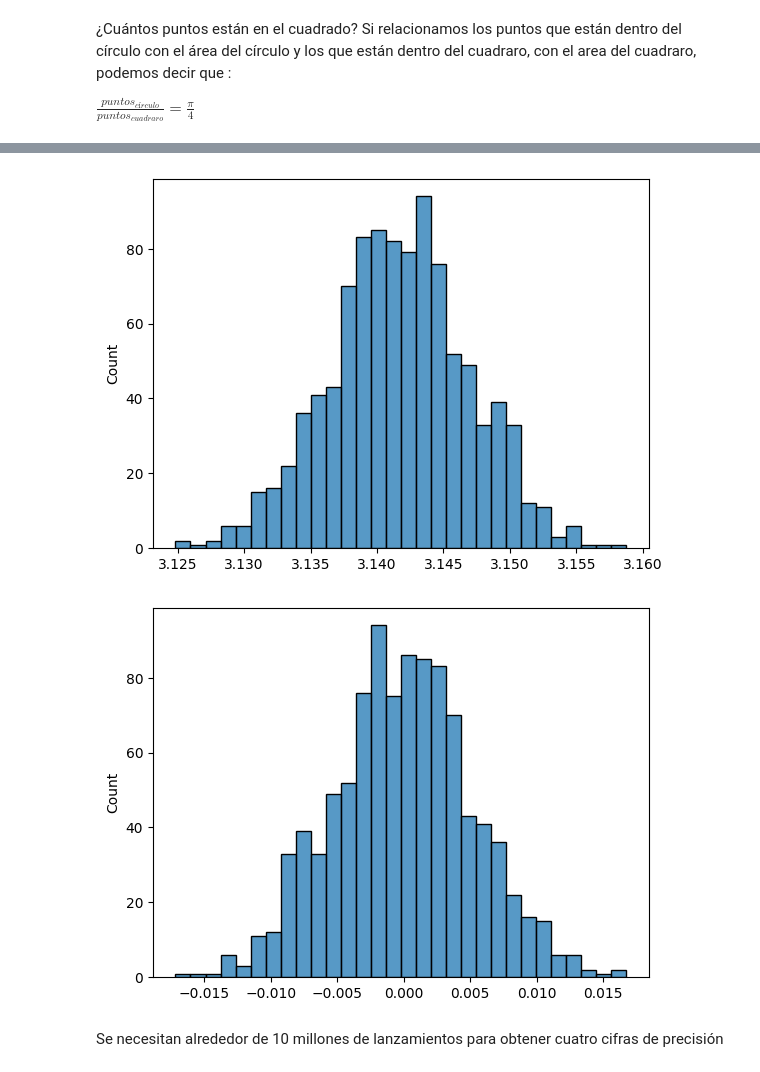
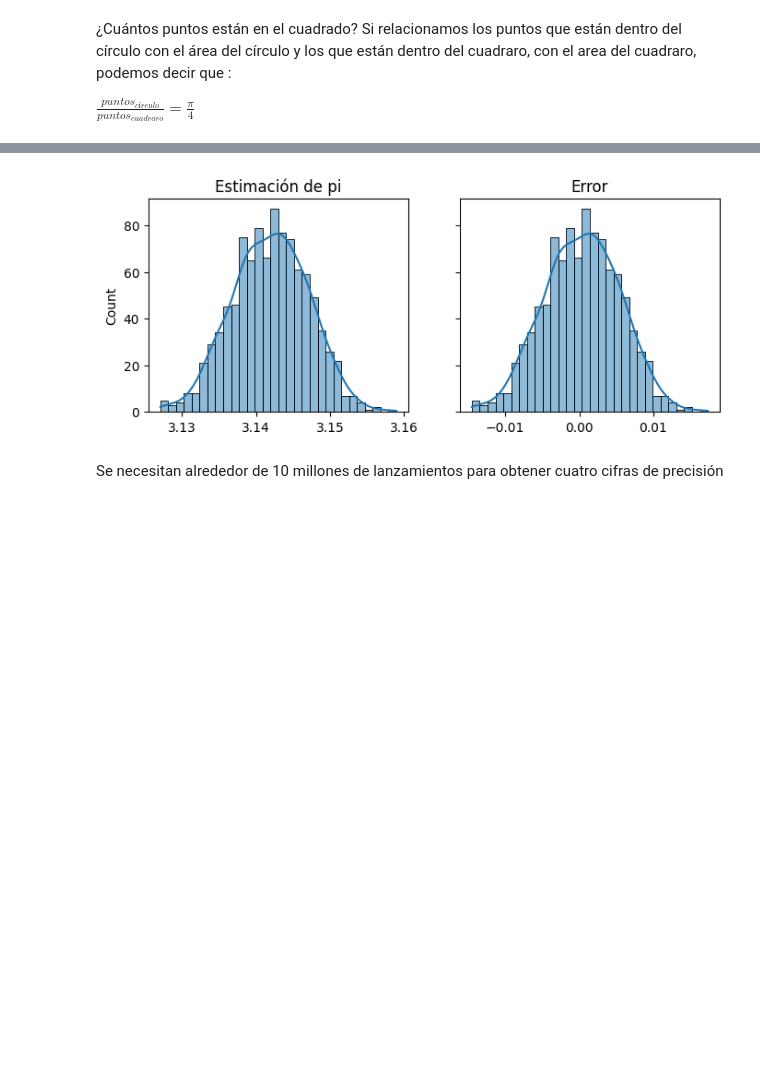
Before and after one commit to AnIsAsPe/Estimacion-probabilidad-conflicto-en-trayectorias-de-vuelos-paralelos, a Jupyter notebook: Notebooks/Estimación_de_pi_con_Montecarlo.ipynb, the cells around one changed output, grey strips where cells are left out. Cells and saved outputs as stored; diff of their text form; code cells hidden in the pictures; blank space fills up the shorter version.

```diff
--- a/Notebooks/Estimación_de_pi_con_Montecarlo.ipynb
+++ b/Notebooks/Estimación_de_pi_con_Montecarlo.ipynb
@@ -134,3 +135,3 @@ def calcula_pi(n, print_results=True):
 # %%
-pi, error = calcula_pi(100)
+pi, error = calcula_pi(10000)
 # %% [output]
@@ -140,21 +141,21 @@ error = -0.2584073464102068
 # %%
 n = 100000
 pi_est = []
 errores = []
 for x in range(1000):
-  pi, error= calcula_pi(n, print_results=False)
-  pi_est.append(pi)
-  errores.append(error)
+    pi, error= calcula_pi(n, print_results=False)
+    pi_est.append(pi)
+    errores.append(error)
 
-# Distribución del erro ren cada experimento
-sns.histplot(pi_est,  bins=30)
+# Distribución del error en cada experimento
+titulos = ('Estimación de pi', 'Error')
+ig, ax = plt.subplots(1, 2, figsize=(8, 3), sharey='all')
+for var, subplot, tit in zip((pi_est, errores), ax.flatten(), titulos):
+    sns.histplot(x=var, ax=subplot, kde=True, bins=30)
+    subplot.set_title(tit)
 plt.show()
-
-sns.histplot(errores,  bins=30)
-plt.show()
 # %% [output]
-[figure, old version]
+[figure, new version]
-[figure, removed]
 # %% [markdown]
 Se necesitan alrededor de 10 millones de lanzamientos para obtener cuatro cifras de precisión
 # %% [markdown]
```
Also changed, not shown: parts of 9 cells of this notebook.
